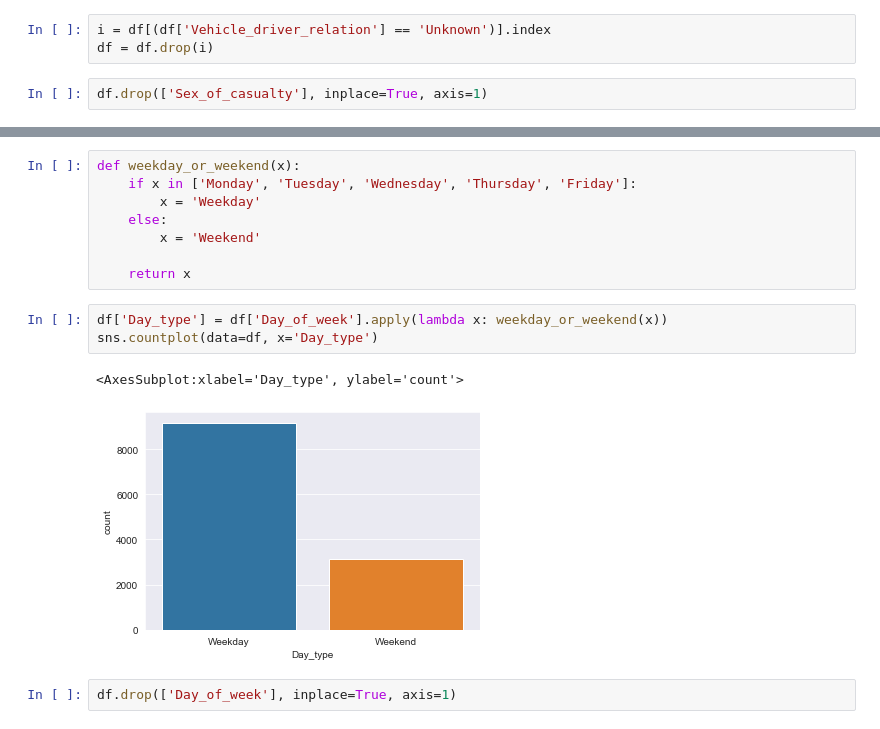
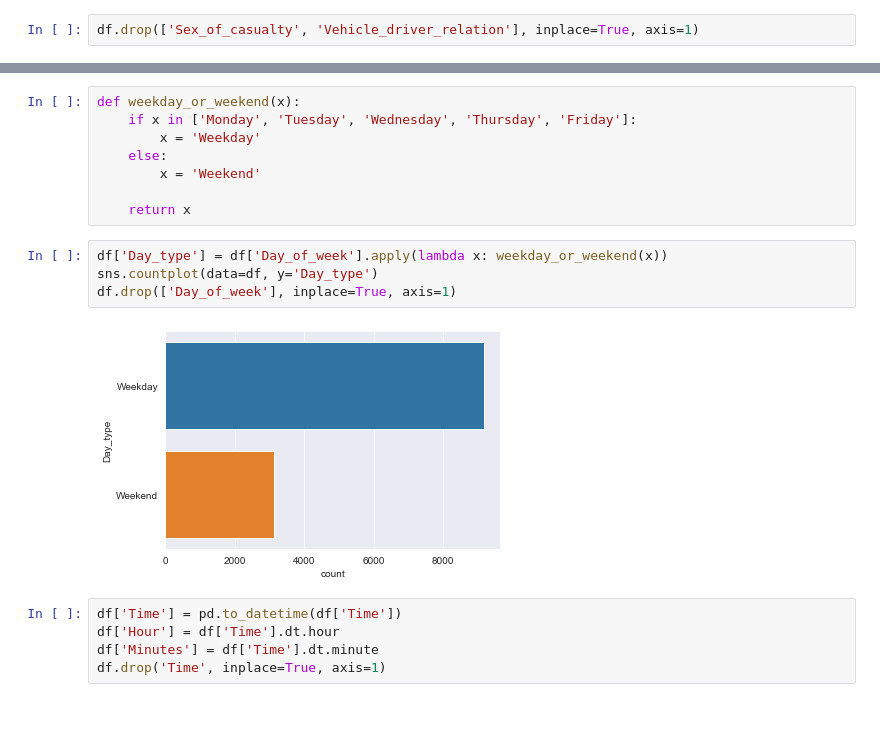
Before and after one commit to Thilak-cm/Road-Traffic-Accident-severity-prediction, a Jupyter notebook: RTA code.ipynb, the cells around one changed output, grey strips where cells are left out. Saved outputs shown, nothing was run; the diff lists cells and outputs as text.

```diff
--- a/RTA code.ipynb
+++ b/RTA code.ipynb
@@ -58,8 +67,5 @@ i = df[(df['Vehicle_driver_relation'] == 'Unknown')].index
-# %%
-i = df[(df['Vehicle_driver_relation'] == 'Unknown')].index
-df = df.drop(i)
 # %%
-df.drop(['Sex_of_casualty'], inplace=True, axis=1)
+df.drop(['Sex_of_casualty', 'Vehicle_driver_relation'], inplace=True, axis=1)
 # %%
 df.info()
 # %% [output]
@@ -160,12 +158,15 @@ def weekday_or_weekend(x):
     return x
 # %%
 df['Day_type'] = df['Day_of_week'].apply(lambda x: weekday_or_weekend(x))
-sns.countplot(data=df, x='Day_type')
+sns.countplot(data=df, y='Day_type')
+df.drop(['Day_of_week'], inplace=True, axis=1)
 # %% [output]
-<AxesSubplot:xlabel='Day_type', ylabel='count'>
-[figure, old version]
+[figure, new version]
-# %%
-df.drop(['Day_of_week'], inplace=True, axis=1)
+# %%
+df['Time'] = pd.to_datetime(df['Time'])
+df['Hour'] = df['Time'].dt.hour
+df['Minutes'] = df['Time'].dt.minute
+df.drop('Time', inplace=True, axis=1)
 # %%
 df.head()
 # %% [output]
```
Also changed, not shown: parts of 47 cells of this notebook.
